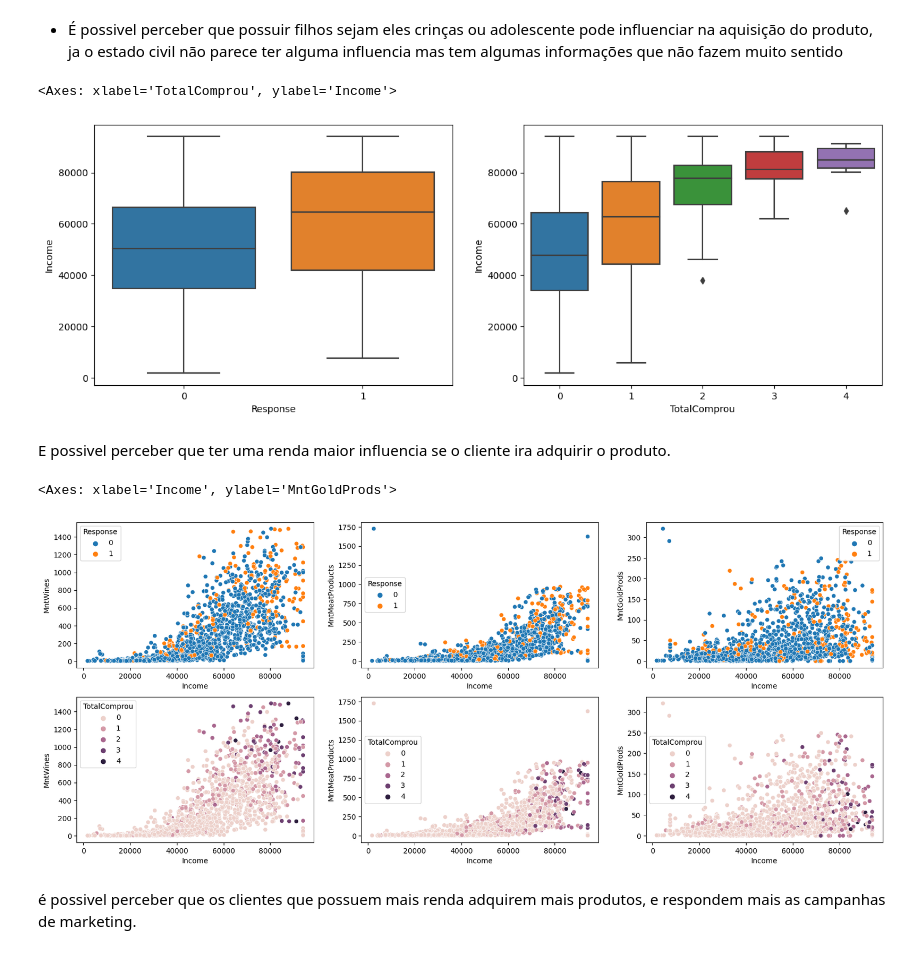
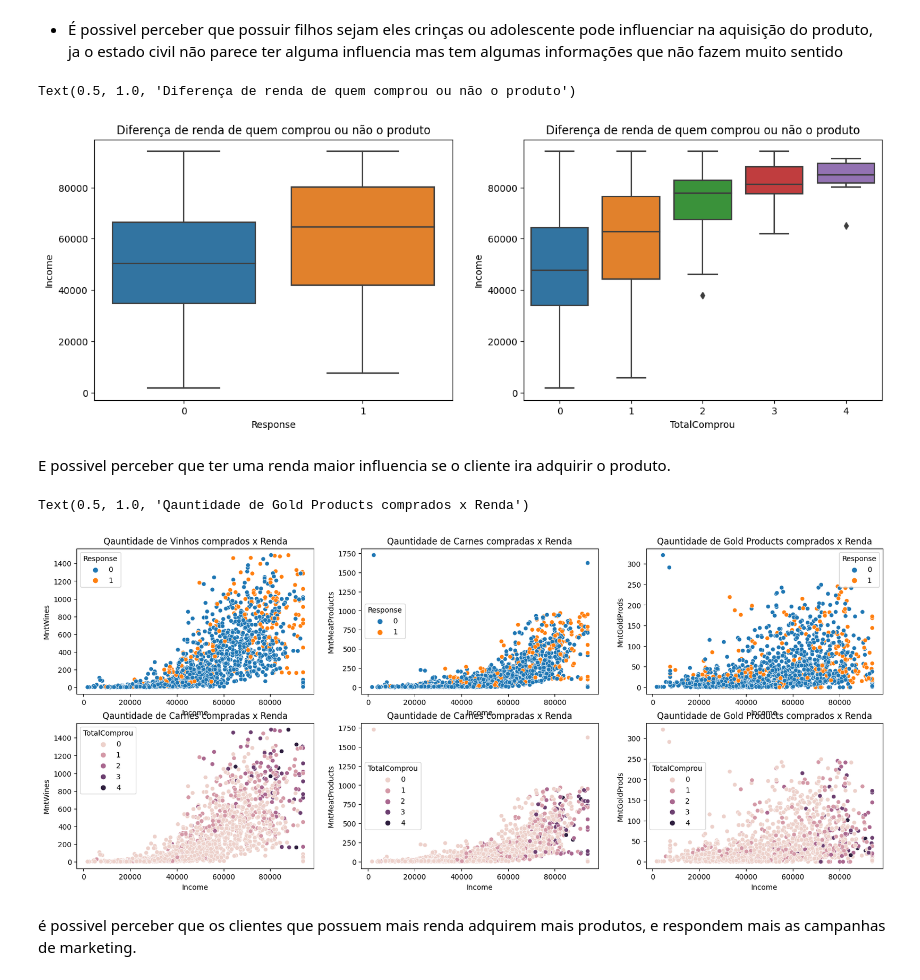
Before and after one commit to DionesGouvea/propensao_compra, a Jupyter notebook: Propensão_Marketing.ipynb, the cells around one changed output. Drawn from its saved outputs; the diff is of its cells as text; code cells hidden in the pictures.

```diff
--- a/Propensão_Marketing.ipynb
+++ b/Propensão_Marketing.ipynb
@@ -222,13 +234,16 @@ Text(0, 0.5, 'N de Clientes que adquiriu o produto')
 # %%
 #verificando se existe diferença em quem adquiriu o produto e quem não adquiriu pelo valor da renda.
 plt.figure(figsize=(15,5))
 plt.subplot(1,2,1)
 sns.boxplot(x="Response", y="Income", data=df_train)
+plt.title('Diferença de renda de quem comprou ou não o produto')
+
 plt.subplot(1,2,2)
 sns.boxplot(x="TotalComprou", y="Income", data=df_train)
+plt.title('Diferença de renda de quem comprou ou não o produto')
 # %% [output]
-<Axes: xlabel='TotalComprou', ylabel='Income'>
+Text(0.5, 1.0, 'Diferença de renda de quem comprou ou não o produto')
-[figure, old version]
+[figure, new version]
 # %% [markdown]
 E possivel perceber que ter uma renda maior influencia se o cliente ira adquirir o produto.
 # %%
@@ -237,24 +252,27 @@ plt.figure(figsize=(20,8))
 
 plt.subplot(2,3,1)
 sns.scatterplot(x='Income', y='MntWines', hue='Response', data=df_train)
-
+plt.title('Qauntidade de Vinhos comprados x Renda')
 plt.subplot(2,3,2)
 sns.scatterplot(x='Income', y='MntMeatProducts', hue='Response', data=df_train)
-
+plt.title('Qauntidade de Carnes compradas x Renda')
 plt.subplot(2,3,3)
 sns.scatterplot(x='Income', y='MntGoldProds', hue='Response', data=df_train)
+plt.title('Qauntidade de Gold Products comprados x Renda')
 
+#Vizualizando pela feature Totalcomprou
 plt.subplot(2,3,4)
 sns.scatterplot(x='Income', y='MntWines', hue='TotalComprou', data=df_train)
-
+plt.title('Qauntidade de Carnes compradas x Renda')
 plt.subplot(2,3,5)
 sns.scatterplot(x='Income', y='MntMeatProducts', hue='TotalComprou', data=df_train)
-
+plt.title('Qauntidade de Carnes compradas x Renda')
 plt.subplot(2,3,6)
 sns.scatterplot(x='Income', y='MntGoldProds', hue='TotalComprou', data=df_train)
+plt.title('Qauntidade de Gold Products comprados x Renda')
 # %% [output]
-<Axes: xlabel='Income', ylabel='MntGoldProds'>
+Text(0.5, 1.0, 'Qauntidade de Gold Products comprados x Renda')
-[figure, old version]
+[figure, new version]
 # %% [markdown]
 é possivel perceber que os clientes que possuem mais renda adquirem mais produtos, e respondem mais as campanhas de marketing.
 # %%
```
Also changed, not shown: parts of 44 cells of this notebook.
